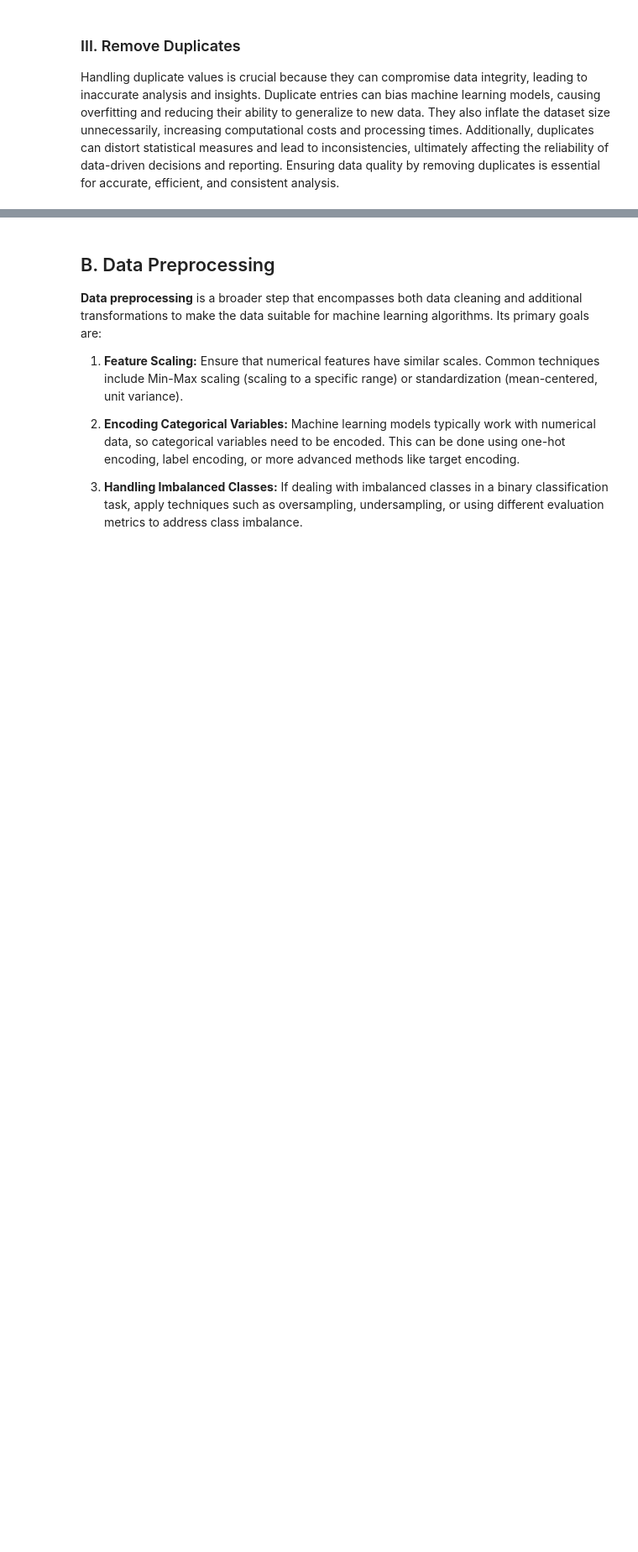
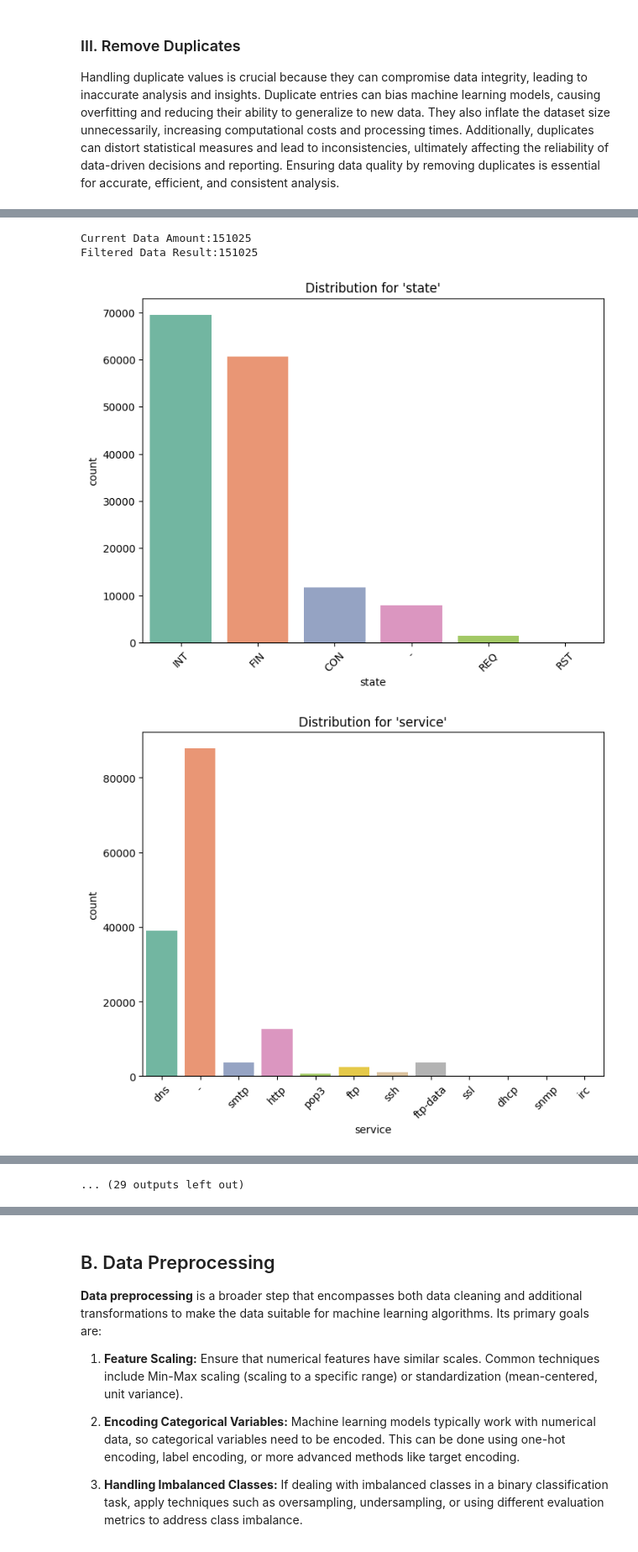
Before and after one commit to FedrianzD/Tubes-2-AI, a Jupyter notebook: src/Notebook.ipynb, the cells around one changed output, grey strips where cells are left out. Shown at 84% size. Saved outputs shown, nothing was run; the diff lists cells and outputs as text; code cells hidden in the pictures; blank space fills up the shorter version.

Commit message:
feat: data cleaning and preprocessing

```diff
--- a/src/Notebook.ipynb
+++ b/src/Notebook.ipynb
@@ -530,0 +552,31 @@ Number of duplicate rows: 0
+# %%
+print(f"Current Data Amount:{df.shape[0]}")
+
+### Validate Categorical Data
+df = df[df['is_ftp_login'].isin([1, 0])]
+df = df[df['is_sm_ips_ports'].isin([1, 0])]
+
+print(f"Filtered Data Result:{df.shape[0]}")
+# %% [output]
+Current Data Amount:151025
+Filtered Data Result:151025
+# %%
+# Categorical column distribution plot
+for col in categorical_features:
+    plt.figure(figsize=(8, 6))
+    sns.countplot(x=df[col].dropna(), palette='Set2', hue=df[col], legend=False)
+    plt.title(f"Distribution for '{col}'")
+    plt.xticks(rotation=45)
+    plt.show()
+
+# Numerical column distribution plot (using histograms)
+for col in numerical_features:
+    plt.figure(figsize=(8, 6))
+    sns.histplot(df[col].dropna(), kde=True, bins=30, color='purple')
+    plt.title(f"Distribution for '{col}'")
+    plt.xlabel(col)
+    plt.ylabel('Frequency')
+    plt.show()
+# %% [output]
+[figure, added]
+[figure, added]
@@ -531 +593,2 @@ Number of duplicate rows: 0
+... (29 outputs left out)
 # %% [markdown]
```
Also changed, not shown: parts of 11 cells of this notebook.
